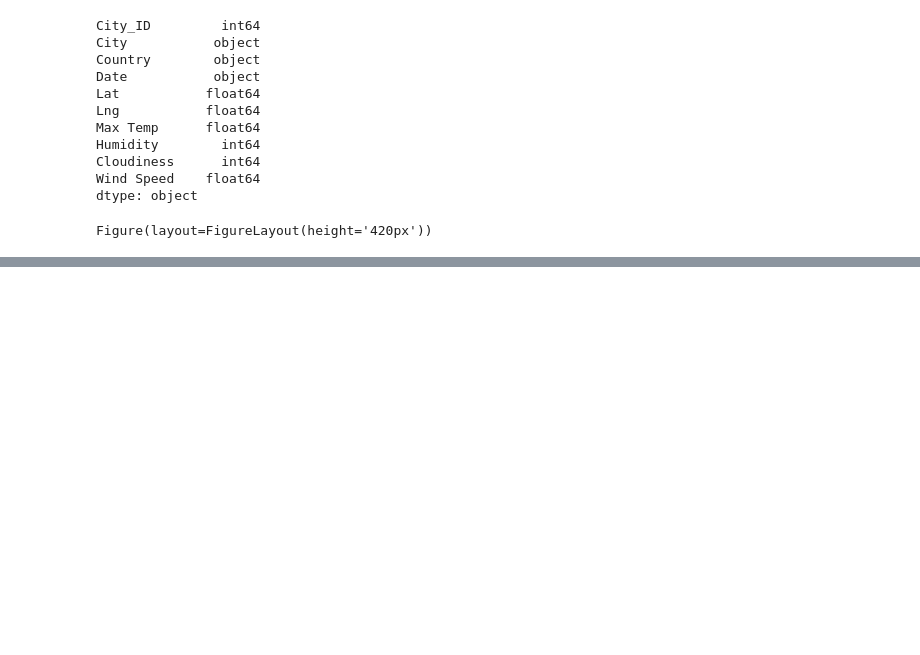
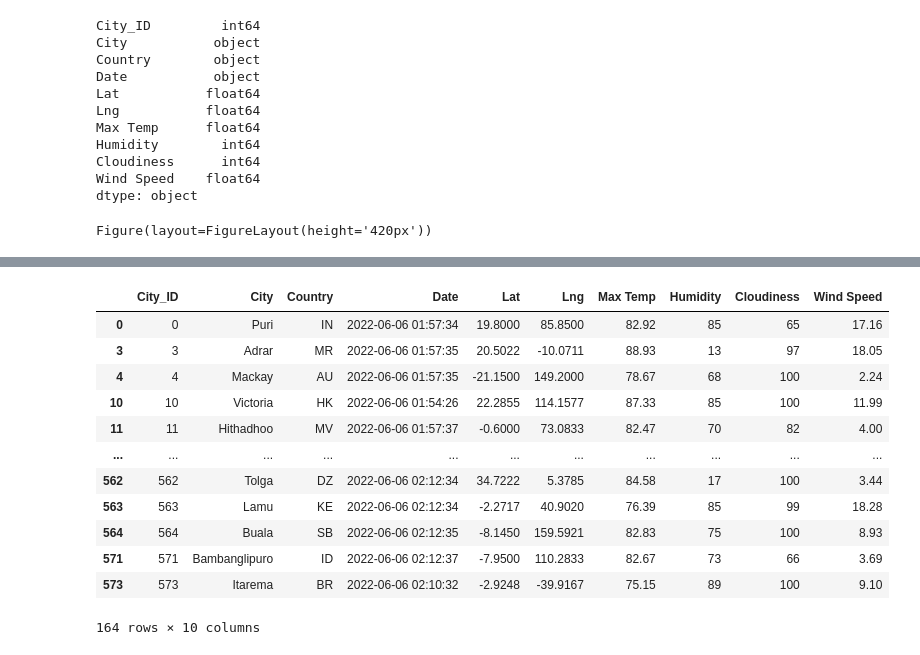
Before and after one commit to DarrenGLDad/World_Weather_Analysis, a Jupyter notebook: VacationPy.ipynb, the cells around one changed output, grey strips where cells are left out. Saved outputs shown, nothing was run; the diff lists cells and outputs as text; code cells hidden in the pictures; blank space fills up the shorter version.

```diff
--- a/VacationPy.ipynb
+++ b/VacationPy.ipynb
@@ -58,0 +101,4 @@ Figure(layout=FigureLayout(height='420px'))
+# %%
+# Ask the customer to add a minimum and maximum temperature value.
+min_temp = float(input("What is the minimum temperature you would like for your trip? "))
+max_temp = float(input("What is the maximum temperature you would like for your trip? "))
@@ -58,0 +108,5 @@ Figure(layout=FigureLayout(height='420px'))
+# %%
+# Filter the dataset to find the cities that fit the criteria.
+preferred_cities_df = city_data_df.loc[(city_data_df["Max Temp"] <= max_temp) & \
+                                       (city_data_df["Max Temp"] >= min_temp)]
+preferred_cities_df.head(10)
@@ -58,0 +139,17 @@ Figure(layout=FigureLayout(height='420px'))
+# %%
+# use dropna() to drop the null value.
+preferred_cities_df.dropna()
+# %% [output]
+|  | City_ID | City | Country | Date | Lat | Lng | Max Temp | Humidity | Cloudiness | Wind Speed |
+| 0 | 0 | Puri | IN | 2022-06-06 01:57:34 | 19.8000 | 85.8500 | 82.92 | 85 | 65 | 17.16 |
+| 3 | 3 | Adrar | MR | 2022-06-06 01:57:35 | 20.5022 | -10.0711 | 88.93 | 13 | 97 | 18.05 |
+| 4 | 4 | Mackay | AU | 2022-06-06 01:57:35 | -21.1500 | 149.2000 | 78.67 | 68 | 100 | 2.24 |
+| 10 | 10 | Victoria | HK | 2022-06-06 01:54:26 | 22.2855 | 114.1577 | 87.33 | 85 | 100 | 11.99 |
+| 11 | 11 | Hithadhoo | MV | 2022-06-06 01:57:37 | -0.6000 | 73.0833 | 82.47 | 70 | 82 | 4.00 |
+| ... | ... | ... | ... | ... | ... | ... | ... | ... | ... | ... |
+| 562 | 562 | Tolga | DZ | 2022-06-06 02:12:34 | 34.7222 | 5.3785 | 84.58 | 17 | 100 | 3.44 |
+| 563 | 563 | Lamu | KE | 2022-06-06 02:12:34 | -2.2717 | 40.9020 | 76.39 | 85 | 99 | 18.28 |
+| 564 | 564 | Buala | SB | 2022-06-06 02:12:35 | -8.1450 | 159.5921 | 82.83 | 75 | 100 | 8.93 |
+| 571 | 571 | Bambanglipuro | ID | 2022-06-06 02:12:37 | -7.9500 | 110.2833 | 82.67 | 73 | 66 | 3.69 |
+| 573 | 573 | Itarema | BR | 2022-06-06 02:10:32 | -2.9248 | -39.9167 | 75.15 | 89 | 100 | 9.10 |
+164 rows × 10 columns
```
Also changed, not shown: parts of 13 cells of this notebook, 2 other files.
